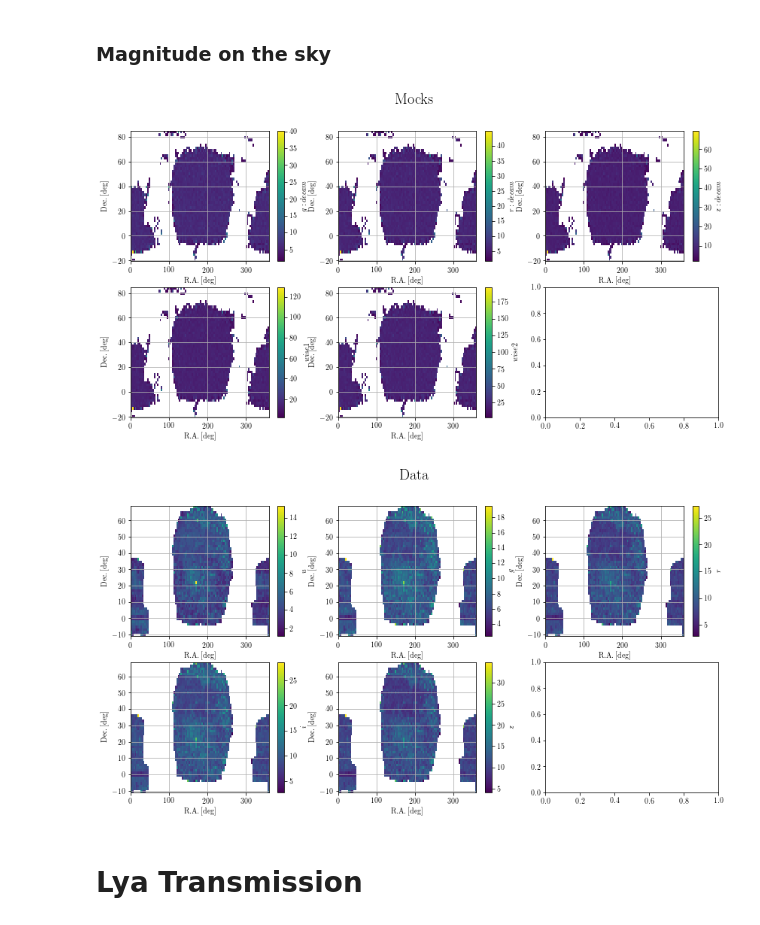
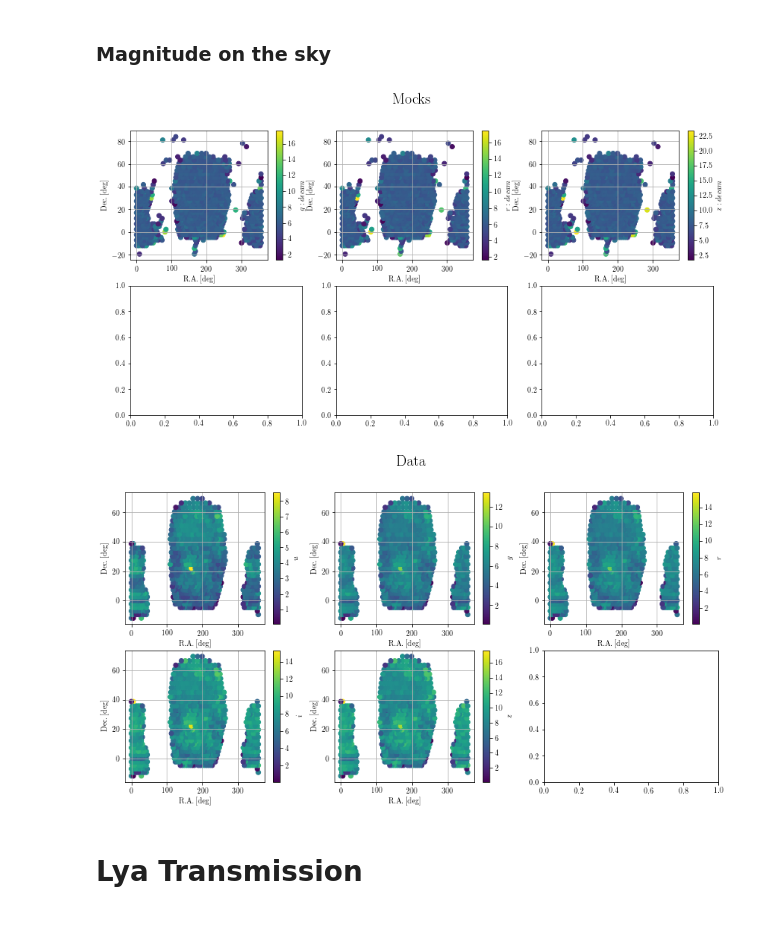
Before and after one commit to igmhub/desi_QA, a Jupyter notebook: Mocks/QA_plots.ipynb, the cells around one changed output. Saved outputs shown, nothing was run; the diff lists cells and outputs as text; code cells hidden in the pictures.

```diff
--- a/Mocks/QA_plots.ipynb
+++ b/Mocks/QA_plots.ipynb
@@ -137,0 +242,6 @@ def Get_2DTProfile(ar1, ar2, ar3, nbBinsX, nbBinsY,we=None):
+# %%
+def pix2ang_deg(nside,pix,nest=True):
+    pix_rad_dec,pix_rad_ra = healpy.pix2ang(nside,pix,nest=nest)
+    pix_ra = pix_rad_ra * 180 / sp.pi
+    pix_dec = (sp.pi/2.-pix_rad_dec)*180./sp.pi
+    return pix_ra, pix_dec
@@ -192,14 +348,14 @@ for name,path in cat_path.items():
 # %%
 toPlot = {}
 toPlot['Mocks'] = {}
-toPlot['Mocks']['NAME'] = {0:'g: decam', 1:'r: decam', 2:'z: decam', 3:'wise1', 4:'wise2'}
+toPlot['Mocks']['NAME'] = {0:'g: decam', 1:'r: decam', 2:'z: decam'}#, 3:'wise1', 4:'wise2'}
 h = fitsio.FITS(cat_path['zcat'])
-flx = sp.zeros( (h['ZCATALOG']['FLUX_G'][:].size,5) )
+flx = sp.zeros( (h['ZCATALOG']['FLUX_G'][:].size,3) )
 flx[:,0] = h['ZCATALOG']['FLUX_G'][:]
 flx[:,1] = h['ZCATALOG']['FLUX_R'][:]
 flx[:,2] = h['ZCATALOG']['FLUX_Z'][:]
-flx[:,3] = h['ZCATALOG']['FLUX_W1'][:]
-flx[:,4] = h['ZCATALOG']['FLUX_W2'][:]
+#flx[:,3] = h['ZCATALOG']['FLUX_W1'][:]
+#flx[:,4] = h['ZCATALOG']['FLUX_W2'][:]
 toPlot['Mocks']['FLUX'] = flx.copy()
 toPlot['Mocks']['Z'] = h['ZCATALOG']['Z'][:]
 toPlot['Mocks']['RA'] = h['ZCATALOG']['RA'][:]
@@ -217,7 +373,7 @@ h.close()
 # %%
 for name,vals in toPlot.items():
     flx = vals['FLUX']
-    for i in range(5):
+    for i in range(vals['FLUX'].shape[1]):
         w = flx[:,i]>0.
         bins = sp.arange(sp.log10(flx[:,i][w].min()), sp.log10(flx[:,i][w].max()), 0.1)
         plt.hist(sp.log10(flx[:,i][w]),bins=bins,linewidth=4,histtype='step',label=r'$\mathrm{'+vals['NAME'][i]+'}$')
@@ -264,7 +420,7 @@ def Get_TProfile(ar1, ar2, nbBin1, we2=None):
 bins = sp.arange(1.5, 5., 0.01)
 for name,vals in toPlot.items():
     flx = vals['FLUX']
-    for i in range(5):
+    for i in range(flx.shape[1]):
         w = flx[:,i]>0.
         axisX, mean, err, number = Get_TProfile(vals['Z'][w],flx[:,i][w], bins)
         plt.plot(axisX, mean,linewidth=4,label=r'$\mathrm{'+vals['NAME'][i]+'}$')
@@ -280,35 +436,44 @@ for name,vals in toPlot.items():
 # %% [markdown]
 ### Magnitude on the sky
 # %%
+nside = 16
+
 for name,vals in toPlot.items():
     flx = vals['FLUX']
     ra = vals['RA']
     dec = vals['DEC']
+
+    phi = ra*sp.pi/180.
+    th = sp.pi/2.-dec*sp.pi/180.
+    pix = healpy.ang2pix(nside,th,phi,nest=True)
+    unique_pix = sp.unique(pix)
+    ra_pix,dec_pix = pix2ang_deg(nside,unique_pix)
+    bincounts_pix = sp.bincount(pix)
 
     f, axs = plt.subplots(nrows=2, ncols=3, figsize=(14,7))
     plt.suptitle(r'$\mathrm{'+name+'}$',fontsize=20)
     plot = []
     cbar = []
 
-    for i in range(5):
+    for i in range(flx.shape[1]):
         w = flx[:,i]>0.
 
-        extent = [ra[w].min(), ra[w].max(), dec[w].min(), dec[w].max()]
-        mean, err, number = Get_2DTProfile(ra[w], dec[w], flx[:,i][w], 100, 50)
-        mean = sp.transpose(mean)
-        number = sp.transpose(number)
-        mean[number==0.] = sp.nan
-        plot += [axs[i//3,i%3].imshow(mean, interpolation='nearest', origin='lower',extent=extent, aspect='auto')]
+        bincounts_flx = sp.bincount(pix[w],weights=flx[:,i][w])
+        flx_pix = bincounts_flx[unique_pix]/bincounts_pix[unique_pix]
+        w = flx_pix>0.
+
+        plot += [axs[i//3,i%3].scatter(ra_pix[w],dec_pix[w],c=flx_pix[w])]
         cbar += [plt.colorbar(plot[-1],ax=axs[i//3,i%3])]
         cbar[-1].set_label(r'$'+vals['NAME'][i]+'$',size=10)
         cbar[-1].update_ticks()
         axs[i//3,i%3].set_xlabel(r'$\mathrm{R.A. \, [deg]}$',fontsize=10)
         axs[i//3,i%3].set_ylabel(r'$\mathrm{Dec. \, [deg]}$',fontsize=10)
         axs[i//3,i%3].grid()
+
     plt.show()
 # %% [output]
-[figure, old version]
+[figure, new version]
-[figure, old version]
+[figure, new version]
 # %% [markdown]
 # __Lya Transmission__
 # %%
```
Also changed, not shown: parts of 78 cells of this notebook, 2 other files.
